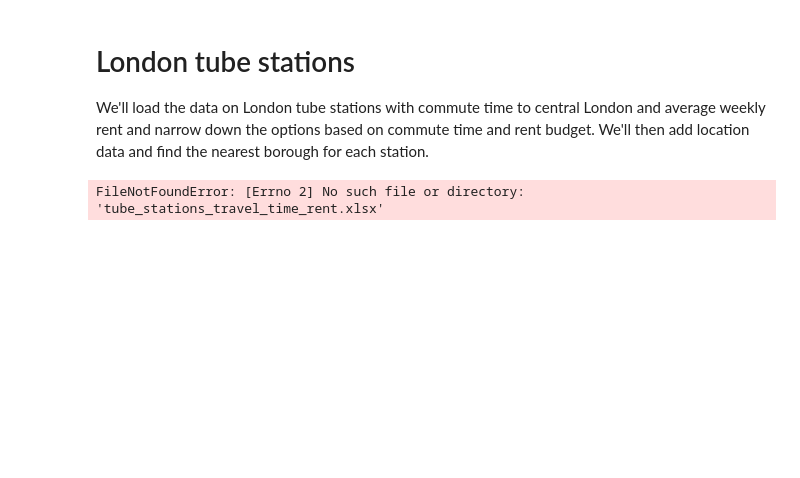
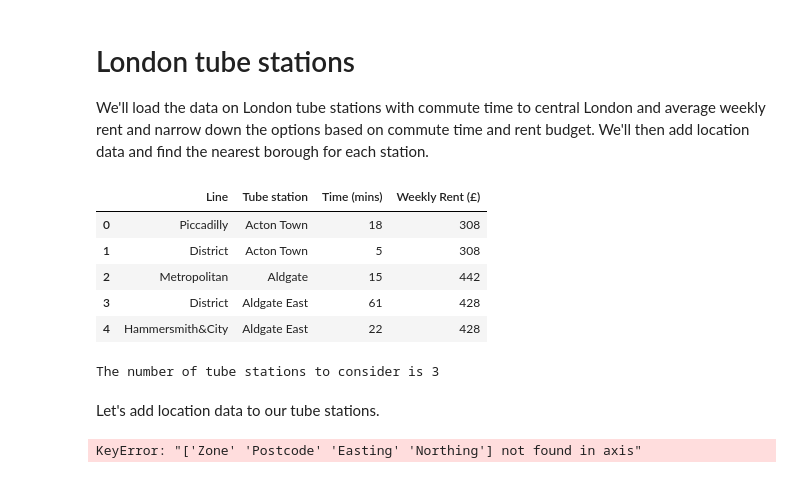
Before and after one commit to shamsyousafzai/Data-Science-, a Jupyter notebook: project hello capstone/Jupyter notebook.ipynb, the cells around one changed output. Drawn from its saved outputs; the diff is of its cells as text; code cells hidden in the pictures; blank space fills up the shorter version.

```diff
--- a/project hello capstone/Jupyter notebook.ipynb
+++ b/project hello capstone/Jupyter notebook.ipynb
@@ -157,10 +143,31 @@ map_london
 # %% [markdown]
 # London tube stations
 We'll load the data on London tube stations with commute time to central London and average weekly rent and narrow down the options based on commute time and rent budget. We'll then add location data and find the nearest borough for each station.
-# %%
-# Create Pandas dataframe
-file = 'tube_stations_travel_time_rent.xlsx'
-df_stations = pd.read_excel(file)
-df_stations.head()
-# %% [output]
-FileNotFoundError: [Errno 2] No such file or directory: 'tube_stations_travel_time_rent.xlsx'
+# %%
+
+df_stations = {"Line":["Piccadilly","District","Metropolitan","District","Hammersmith&City"],"Tube station":["Acton Town","Acton Town","Aldgate","Aldgate East","Aldgate East"],
+                "Time (mins)":[18,5,15,61,22],"Weekly Rent (£)":[308,308,442,428,428]}
+# %%
+df_stations=pd.DataFrame(df_stations)
+# %%
+df_stations
+# %% [output]
+|  | Line | Tube station | Time (mins) | Weekly Rent (£) |
+| 0 | Piccadilly | Acton Town | 18 | 308 |
+| 1 | District | Acton Town | 5 | 308 |
+| 2 | Metropolitan | Aldgate | 15 | 442 |
+| 3 | District | Aldgate East | 61 | 428 |
+| 4 | Hammersmith&City | Aldgate East | 22 | 428 |
+# %%
+# Ignore slower connections from a given tube station
+df_stations2=df_stations.groupby(['Tube station'], as_index=False).min()
+
+# Consider only tube stations with an average weekly rent of £500 or less and a max commute time of 45 minutes
+df_stations2=df_stations2[(df_stations2['Time (mins)'] <= 45) & (df_stations2['Weekly Rent (£)'] <= 500)]
+df_stations2.reset_index(drop=True, inplace=True)
+
+print("The number of tube stations to consider is " + str(df_stations2.shape[0]))
+# %% [output]
+The number of tube stations to consider is 3
+# %% [markdown]
+Let's add location data to our tube stations.
@@ -166,0 +180,12 @@ FileNotFoundError: [Errno 2] No such file or directory: 'tube_stations_travel_ti
+# %%
+df_stations3 = df_stations3.drop(['Zone', 'Postcode', 'Easting', 'Northing'], axis=1)
+df_stations4=df_stations2.join(df_stations_locations.set_index('Tube station'), on='Tube station')
+column = ['Tube_station', 'Line', 'Time','Weekly_rent', 'Latitude', 'Longitude']
+df_stations3.columns=column
+
+#missing=df_stations3[df_stations3.isnull().any(axis=1)]
+#missing
+
+df_stations4.head(5)
+# %% [output]
+KeyError: "['Zone' 'Postcode' 'Easting' 'Northing'] not found in axis"
```
Also changed, not shown: parts of 3 cells of this notebook, 21 other files.
